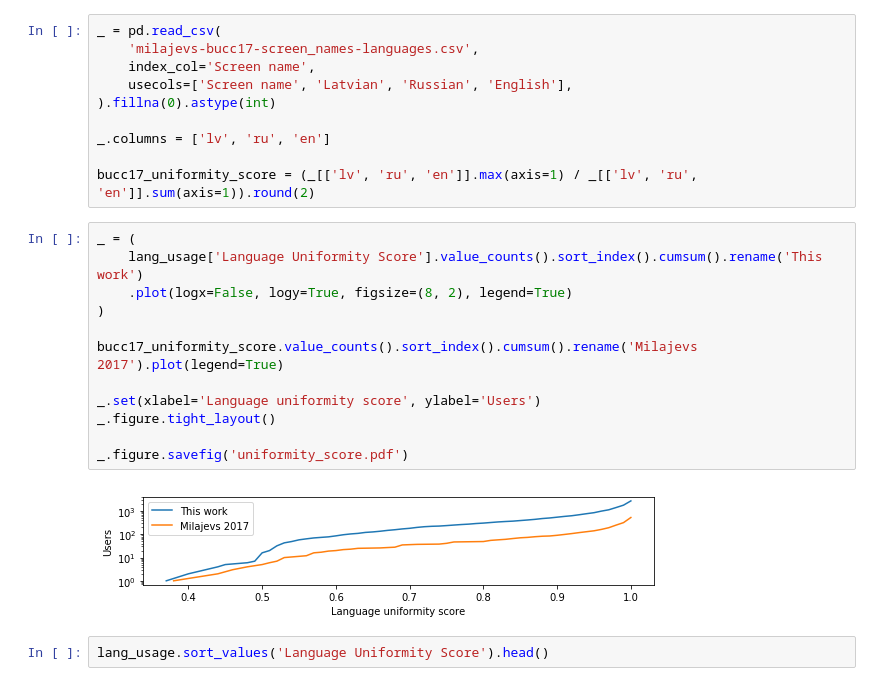
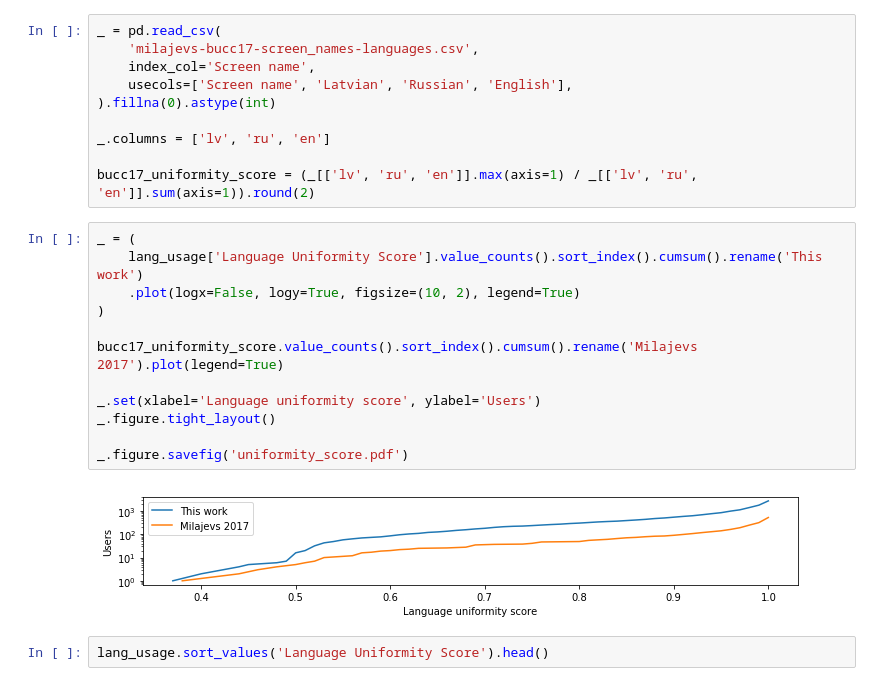
Before and after one commit to dimazest/2018-lv2, a Jupyter notebook: supplement/notebook.ipynb, the cells around one changed output. Cells and saved outputs as stored; diff of their text form.

```diff
--- a/supplement/notebook.ipynb
+++ b/supplement/notebook.ipynb
@@ -199,17 +199,17 @@ bucc17_uniformity_score = (_[['lv', 'ru', 'en']].max(axis=1) / _[['lv', 'ru', 'e
 # %%
 _ = (
     lang_usage['Language Uniformity Score'].value_counts().sort_index().cumsum().rename('This work')
-    .plot(logx=False, logy=True, figsize=(8, 2), legend=True)
+    .plot(logx=False, logy=True, figsize=(10, 2), legend=True)
 )
 
 bucc17_uniformity_score.value_counts().sort_index().cumsum().rename('Milajevs 2017').plot(legend=True)
 
 _.set(xlabel='Language uniformity score', ylabel='Users')
 _.figure.tight_layout()
 
 _.figure.savefig('uniformity_score.pdf')
 # %% [output]
-[figure, old version]
+[figure, new version]
 # %%
 lang_usage.sort_values('Language Uniformity Score').head()
 # %% [output]
```
Also changed, not shown: 1 other file.
